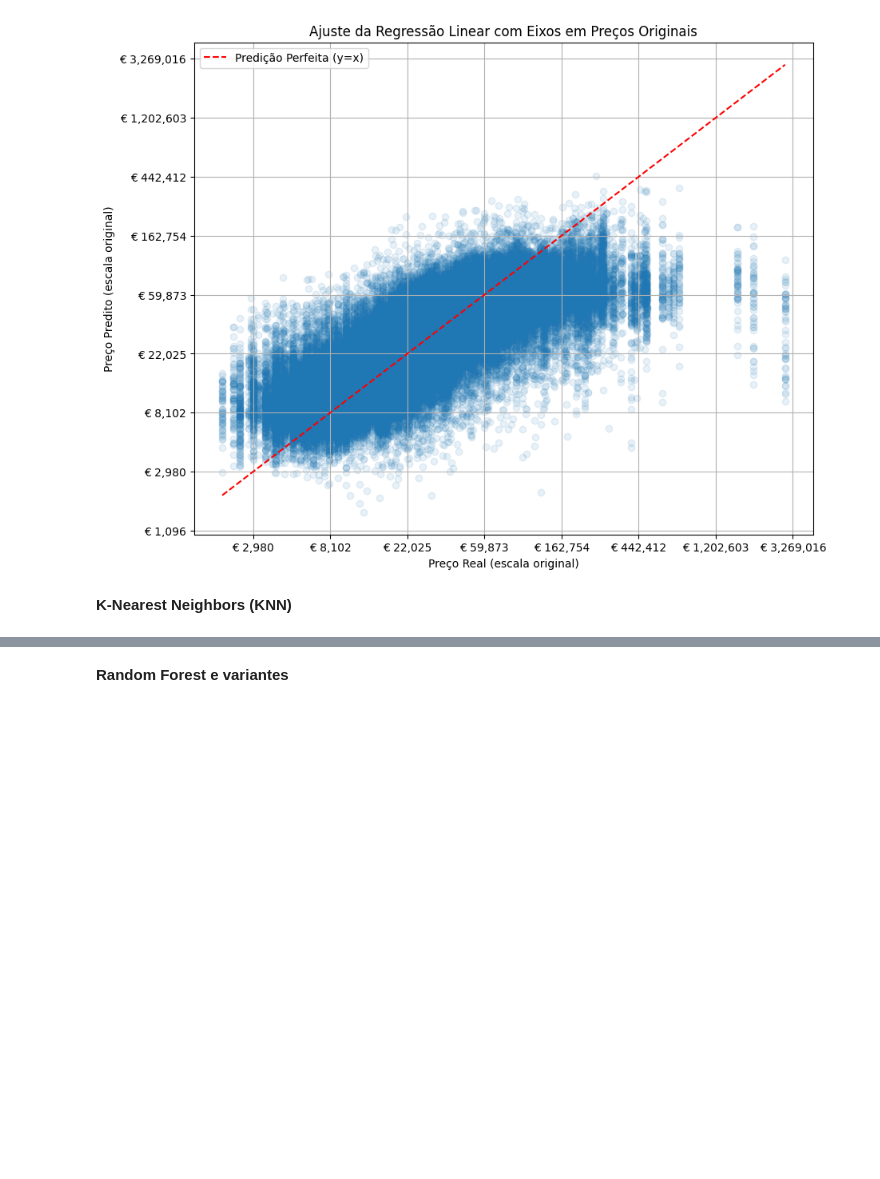
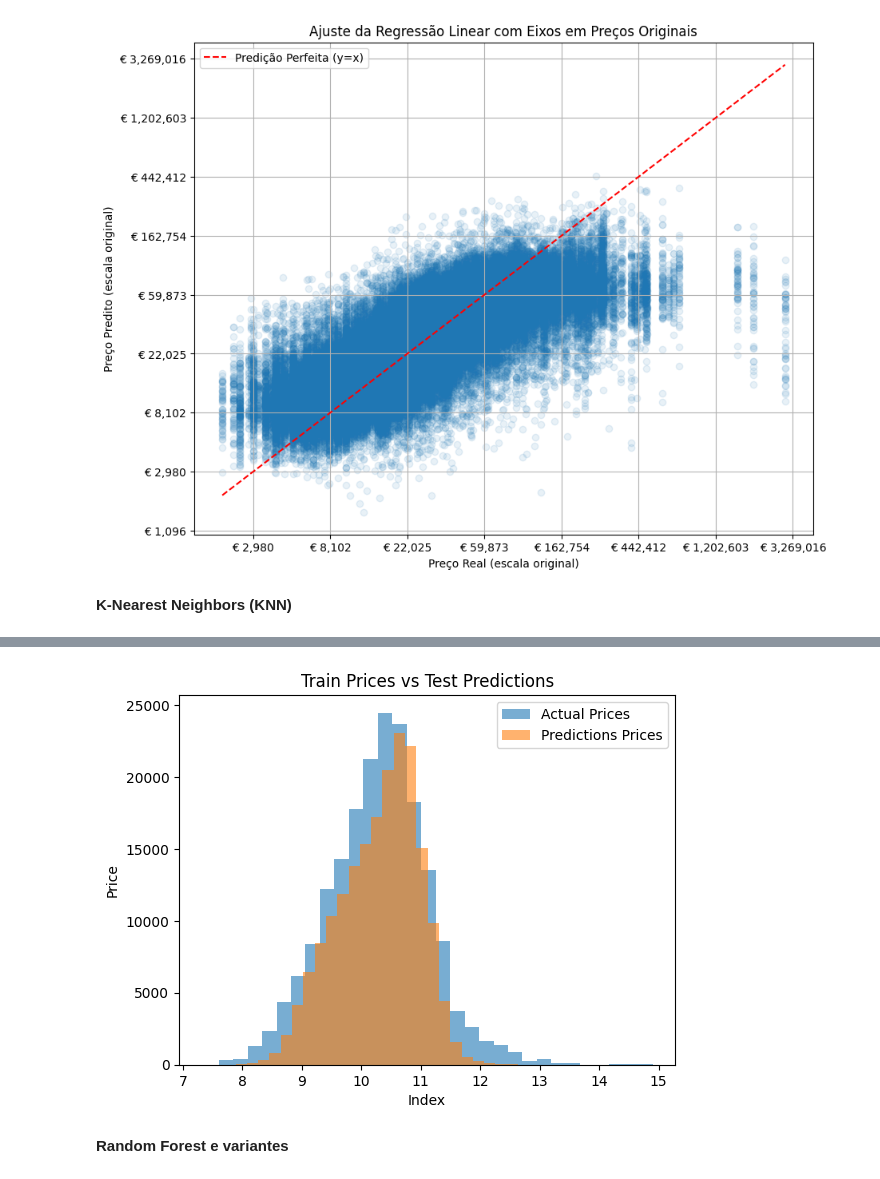
Before and after one commit to ThaylaalyahT/AA_TP1, a Jupyter notebook: car_price_prediction_test.ipynb, the cells around one changed output, grey strips where cells are left out. Drawn from its saved outputs; the diff is of its cells as text; code cells hidden in the pictures; blank space fills up the shorter version.

```diff
--- a/car_price_prediction_test.ipynb
+++ b/car_price_prediction_test.ipynb
@@ -540,64 +539,13 @@ KeyboardInterrupt:
 # %%
-from sklearn.ensemble import RandomForestRegressor
-from sklearn.model_selection import RandomizedSearchCV
-from scipy.stats import randint, uniform
-import numpy as np
-import pandas as pd
-
-# -----------------------------
-# 1. Modelo Base
-# -----------------------------
-rf = RandomForestRegressor(
-    n_jobs=-1,
-    random_state=42
-)
-
-# -----------------------------
-# 2. Espaço de procura pequeno (rápido)
-# -----------------------------
-param_dist = {
-    'n_estimators': randint(200, 600),       # nº de árvores
-    'max_depth': randint(6, 20),             # profundidade
-    'min_samples_split': randint(2, 20),
-    'min_samples_leaf': randint(1, 10),
-    'max_features': uniform(0.3, 0.7)        # percentagem de features
-}
-
-# -----------------------------
-# 3. RandomizedSearch (rápido)
-# -----------------------------
-rf_search = RandomizedSearchCV(
-    estimator=rf,
-    param_distributions=param_dist,
-    n_iter=25,                  # rápido (1–5 min)
-    cv=3,
-    scoring='neg_mean_squared_error',
-    n_jobs=-1,
-    verbose=2,
-    random_state=42
-)
-
-# Treinar
-rf_search.fit(X_train_scaled, Y_train_log)
-
-print("Melhores parâmetros encontrados:")
-print(rf_search.best_params_)
-
-# Modelo final
-best_rf = rf_search.best_estimator_
-
-# --------------------------------
-# 4. Previsão no Teste
-# --------------------------------
-Y_test_pred_log = best_rf.predict(X_test_scaled)
-Y_test_pred_original = np.expm1(Y_test_pred_log)
-
-submission = pd.DataFrame({
-    'id': test['id'],
-    'price': Y_test_pred_original
-})
-
-submission.to_csv("submission_random_forest.csv", index=False)
+plt.hist(Y_train_log, bins=30, alpha=0.6, label='Actual Prices')
+plt.hist(Y_train_pred_log, bins=30, alpha=0.6, label='Predictions Prices')
+plt.xlabel('Index')
+plt.ylabel('Price')
+plt.title('Train Prices vs Test Predictions')
+plt.legend()
+plt.show()
+# %% [output]
+[figure, added]
 # %% [markdown]
 **Random Forest e variantes**
 # %%
```
Also changed, not shown: parts of 11 cells of this notebook, 3 other files.
